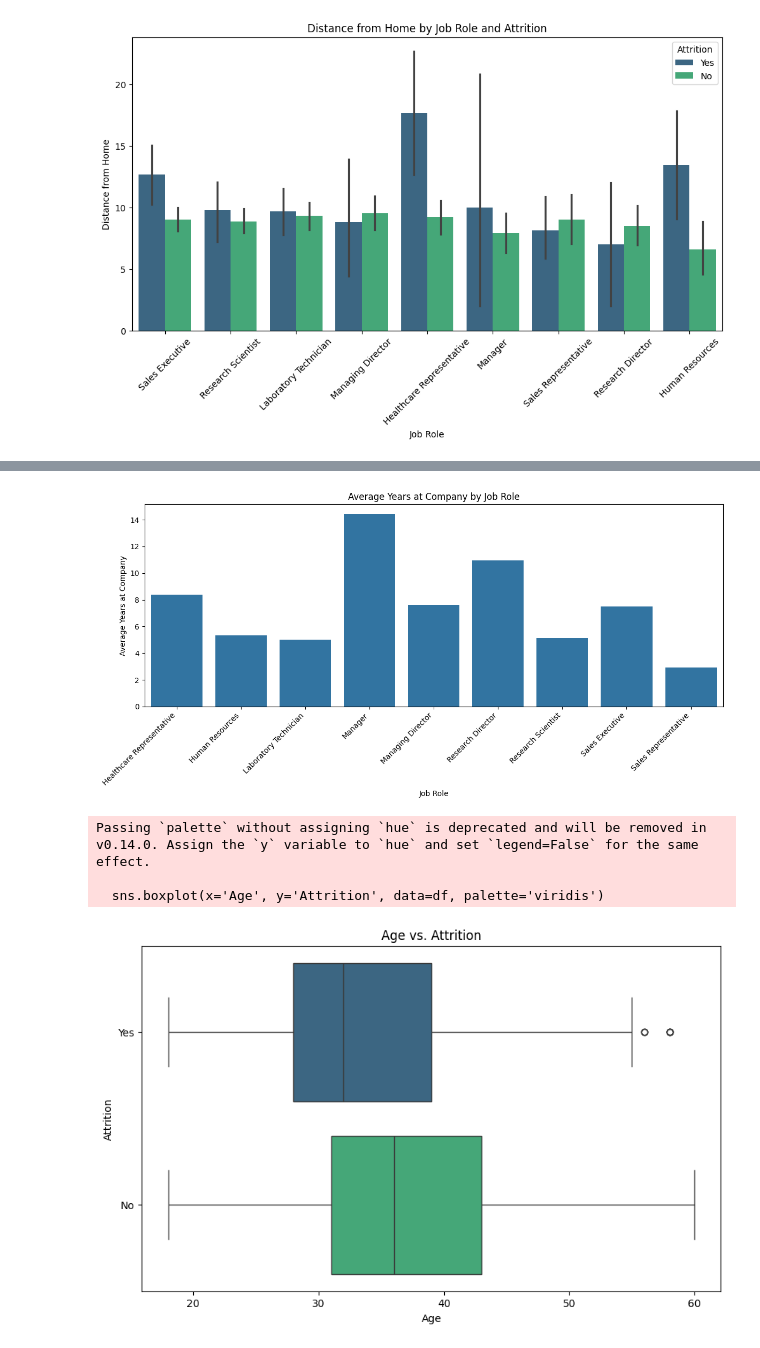
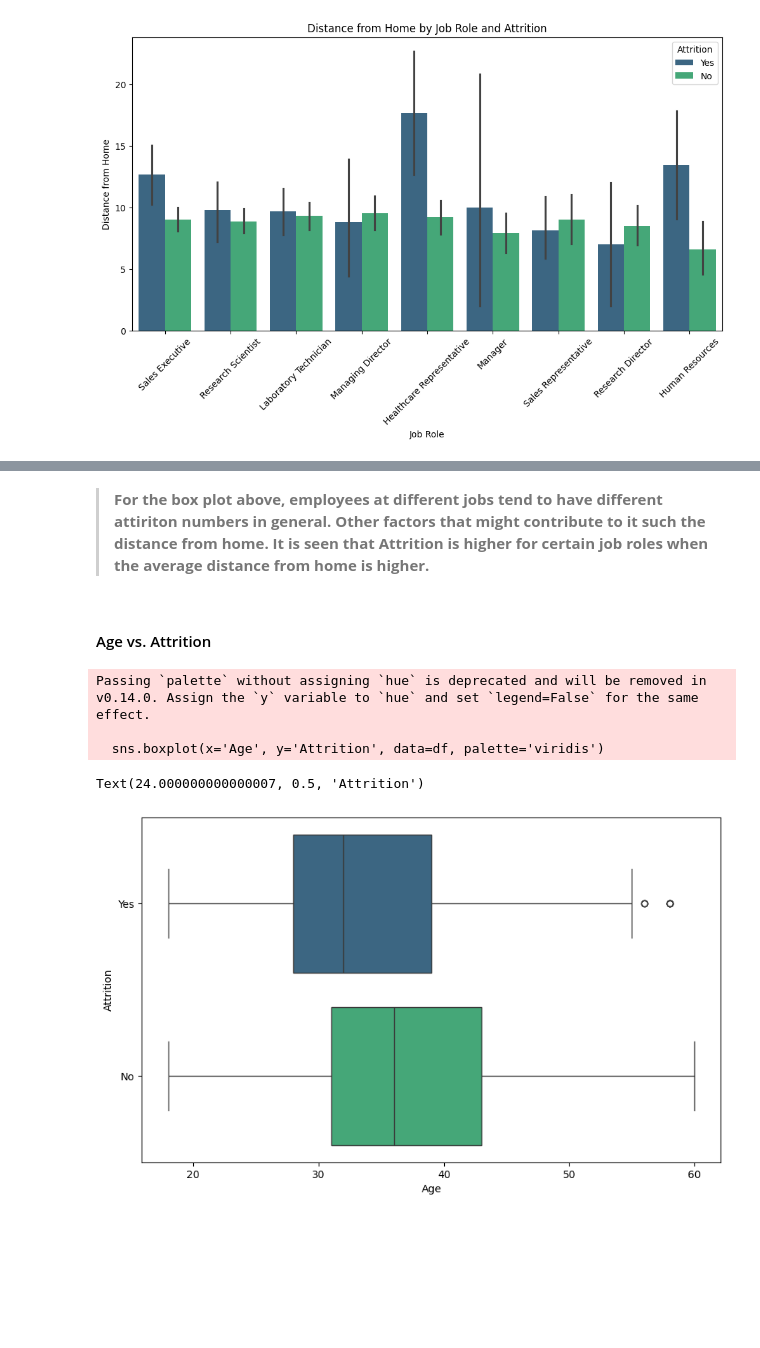
Before and after one commit to Rahafhosari/DataScience2024-2025, a Jupyter notebook: ds_fundamentals_exam_rahaf_hosari.ipynb, the cells around one changed output, grey strips where cells are left out. Saved outputs shown, nothing was run; the diff lists cells and outputs as text; code cells hidden in the pictures; blank space fills up the shorter version.

Commit message:
Data Visualization

```diff
--- a/ds_fundamentals_exam_rahaf_hosari.ipynb
+++ b/ds_fundamentals_exam_rahaf_hosari.ipynb
@@ -892,38 +802,17 @@ plt.show()
-# %%
-# prompt: - bar Chart: Average YearsAtCompany by job role
-
-import matplotlib.pyplot as plt
-import seaborn as sns
-
-# Assuming 'df' is your DataFrame from the previous code
-
-# Group data by 'JobRole' and calculate the average 'YearsAtCompany'
-average_years_at_company = df.groupby('JobRole')['YearsAtCompany'].mean()
-
-# Create the bar chart
-plt.figure(figsize=(12, 6))
-sns.barplot(x=average_years_at_company.index, y=average_years_at_company.values)
-plt.xlabel('Job Role')
-plt.ylabel('Average Years at Company')
-plt.title('Average Years at Company by Job Role')
-plt.xticks(rotation=45, ha='right')  # Rotate x-axis labels for readability
-plt.tight_layout()
-plt.show()
-# %% [output]
-[figure, removed]
+# %% [markdown]
+>**For the box plot above, employees at different jobs tend to have different attiriton numbers in general. Other factors that might contribute to it such the distance from home.
+It is seen that Attrition is higher for certain job roles when the average distance from home is higher.**
+# %% [markdown]
+#### Age vs. Attrition
 # %%
-# prompt: Age vs. attrition
-
-# Assuming 'df' is your DataFrame from the previous code
-
 plt.figure(figsize=(10, 6))
 sns.boxplot(x='Age', y='Attrition', data=df, palette='viridis')
-plt.title('Age vs. Attrition')
-plt.xlabel('Age')
-plt.ylabel('Attrition')
-plt.show()
+ax.set_title('Age vs. Attrition')
+ax.set_xlabel('Age')
+ax.set_ylabel('Attrition')
 # %% [output]
 Passing `palette` without assigning `hue` is deprecated and will be removed in v0.14.0. Assign the `y` variable to `hue` and set `legend=False` for the same effect.
 
   sns.boxplot(x='Age', y='Attrition', data=df, palette='viridis')
+Text(24.000000000000007, 0.5, 'Attrition')
-[figure, old version]
+[figure, new version]
```
Also changed, not shown: parts of 43 cells of this notebook.
